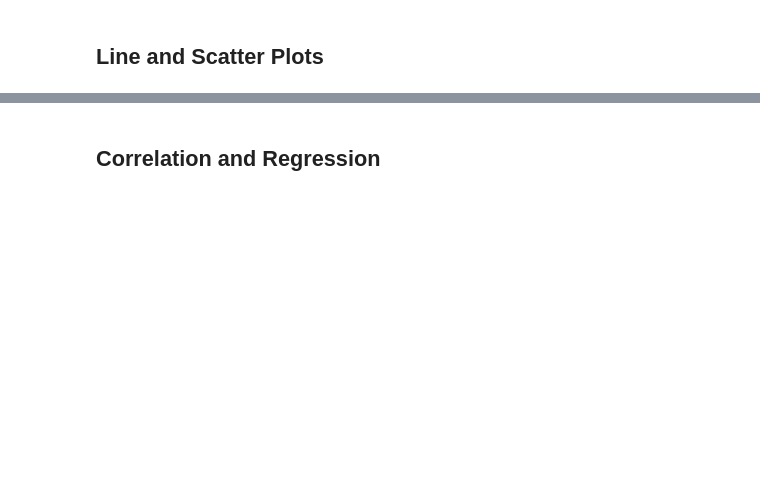
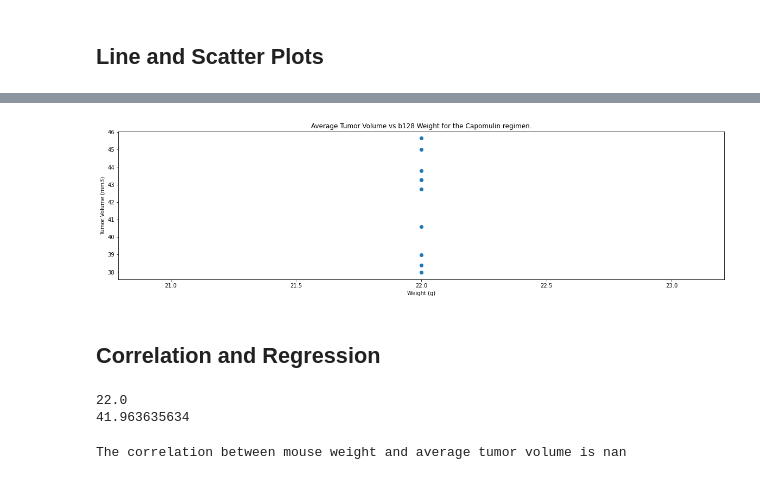
Before and after one commit to georgiafbi/matplotlib-challenge, a Jupyter notebook: Pymaceuticals/pymaceuticals_starter.ipynb, the cells around one changed output, grey strips where cells are left out. Cells and saved outputs as stored; diff of their text form; code cells hidden in the pictures; blank space fills up the shorter version.

```diff
--- a/Pymaceuticals/pymaceuticals_starter.ipynb
+++ b/Pymaceuticals/pymaceuticals_starter.ipynb
@@ -282,7 +268,25 @@ for j in range(len(tumor_vol_data_s)):
 # %%
 # Generate a scatter plot of average tumor volume vs. mouse weight for the Capomulin regimen
+mouse_weight=capomulin_mouse_df["Weight (g)"]
+plt.scatter(mouse_weight,y_tv)
+plt.title(f"Average Tumor Volume vs {mouse[mouse_select]} Weight for the {drug} regimen.")
+plt.xlabel("Weight (g)")
+plt.ylabel("Tumor Volume (mm3)")
+plt.show()
+# %% [output]
+[figure, added]
 # %% [markdown]
 ## Correlation and Regression
 # %%
 # Calculate the correlation coefficient and linear regression model
 # for mouse weight and average tumor volume for the Capomulin regimen
+correlation=sts.pearsonr(y_tv,mouse_weight)
+print(mouse_weight.mean())
+print(y_tv.mean())
+# %% [output]
+22.0
+41.963635634
+# %%
+print(f"The correlation between mouse weight and average tumor volume is {round(correlation[0],2)}")
+# %% [output]
+The correlation between mouse weight and average tumor volume is nan
```
Also changed, not shown: parts of 10 cells of this notebook.
